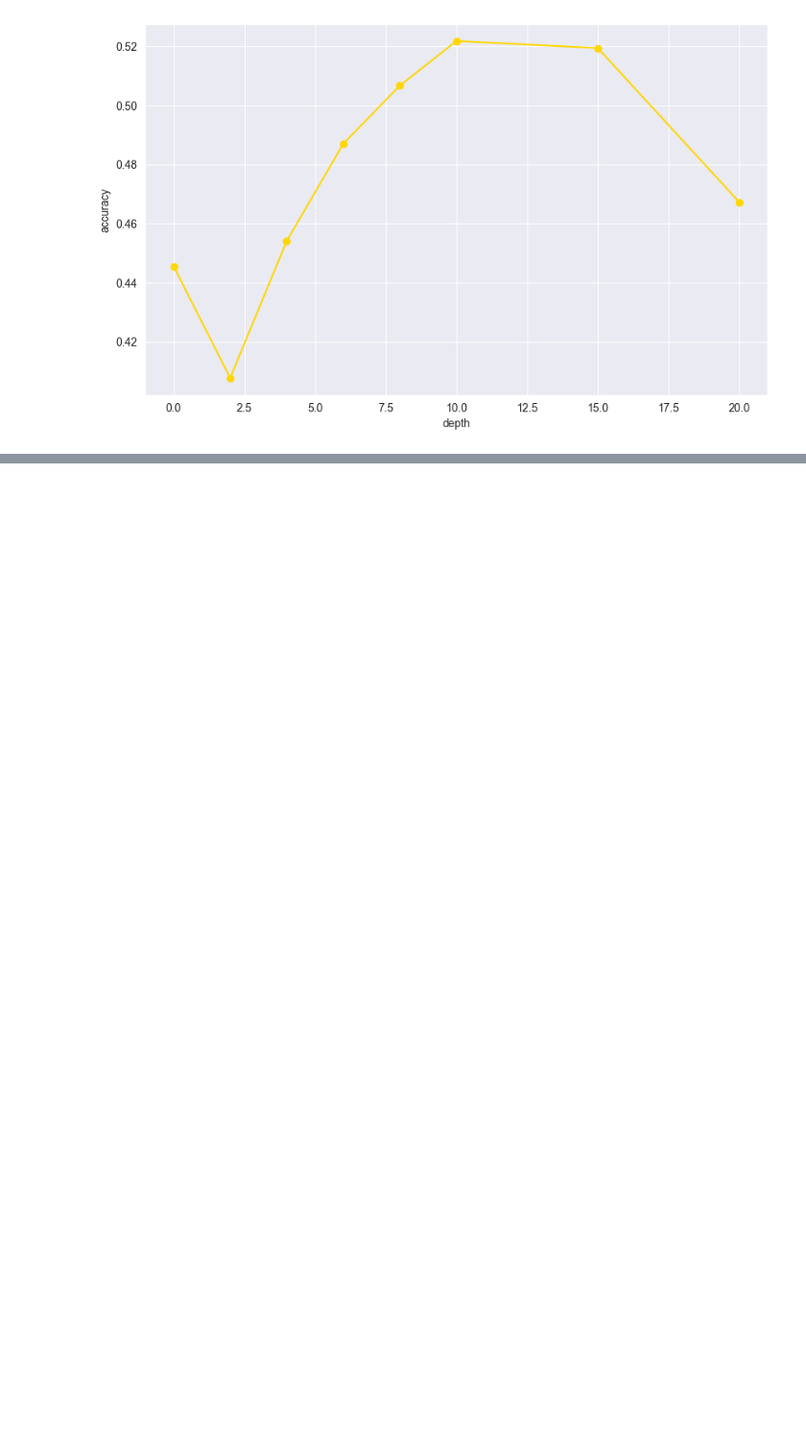
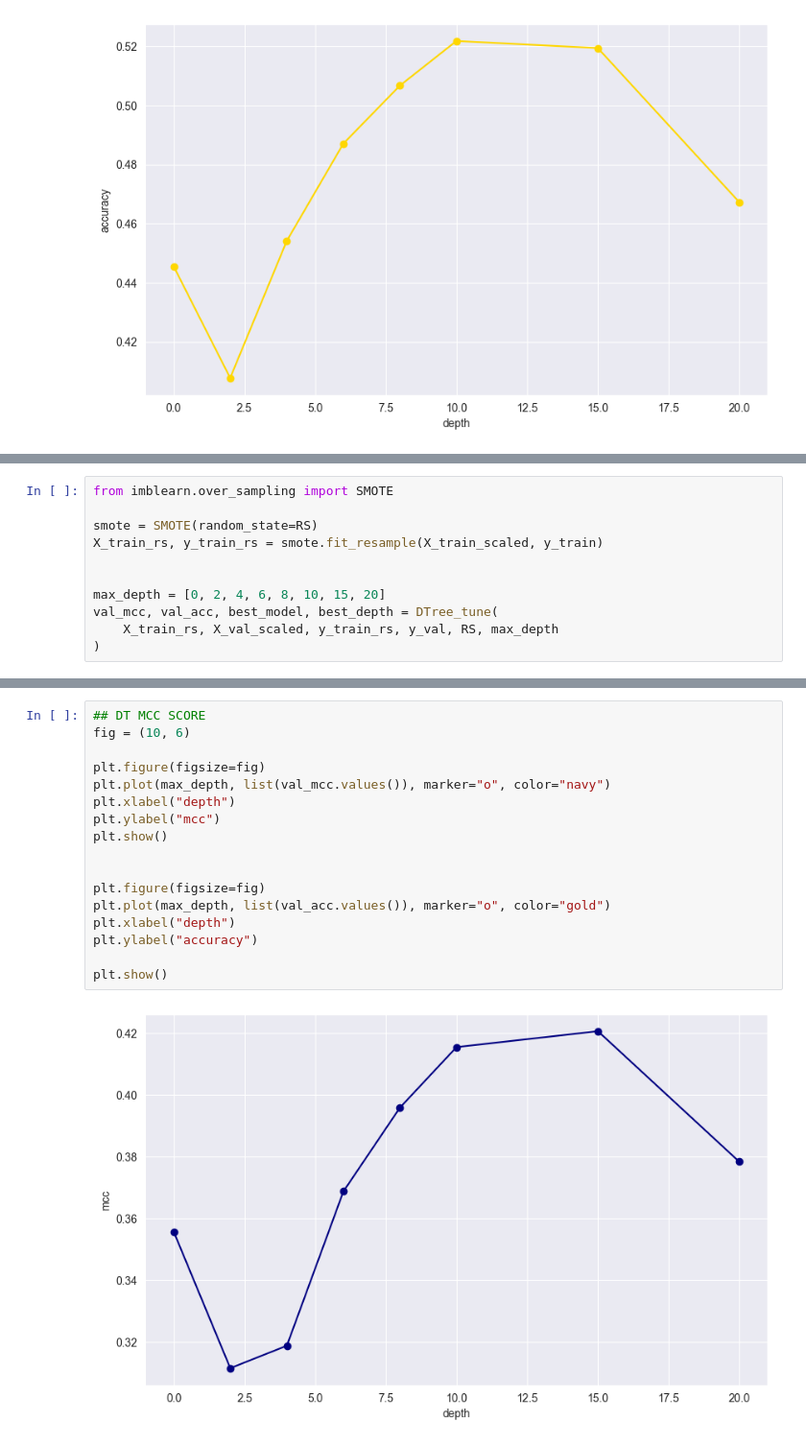
Before and after one commit to djordan015/CSCI-635-01-Group-4, a Jupyter notebook: ml/notebooks/decision_tree.ipynb, the cells around one changed output, grey strips where cells are left out. Shown at 96% size. Drawn from its saved outputs; the diff is of its cells as text; blank space fills up the shorter version.

```diff
--- a/ml/notebooks/decision_tree.ipynb
+++ b/ml/notebooks/decision_tree.ipynb
@@ -133,0 +173,11 @@ plt.show()
+# %%
+from imblearn.over_sampling import SMOTE
+
+smote = SMOTE(random_state=RS)
+X_train_rs, y_train_rs = smote.fit_resample(X_train_scaled, y_train)
+
+
+max_depth = [0, 2, 4, 6, 8, 10, 15, 20]
+val_mcc, val_acc, best_model, best_depth = DTree_tune(
+    X_train_rs, X_val_scaled, y_train_rs, y_val, RS, max_depth
+)
@@ -133,0 +193,19 @@ plt.show()
+# %%
+## DT MCC SCORE
+fig = (10, 6)
+
+plt.figure(figsize=fig)
+plt.plot(max_depth, list(val_mcc.values()), marker="o", color="navy")
+plt.xlabel("depth")
+plt.ylabel("mcc")
+plt.show()
+
+
+plt.figure(figsize=fig)
+plt.plot(max_depth, list(val_acc.values()), marker="o", color="gold")
+plt.xlabel("depth")
+plt.ylabel("accuracy")
+
+plt.show()
+# %% [output]
+[figure, added]
```
Also changed, not shown: parts of 8 cells of this notebook.
